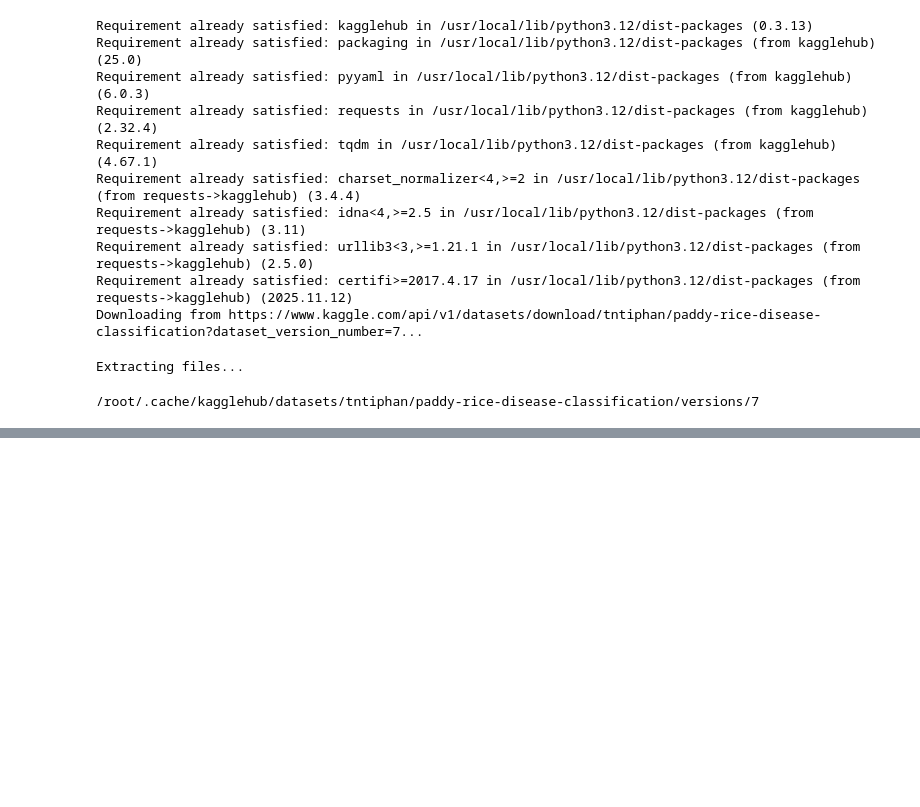
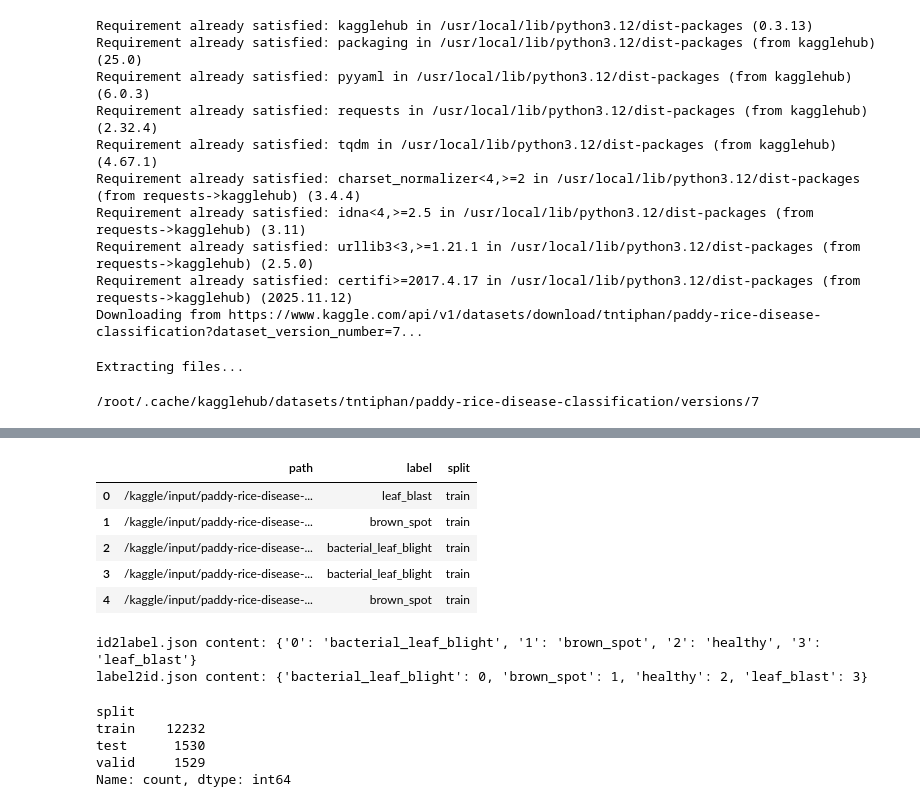
Before and after one commit to aneeq-shaffy/DL-labsheets, a Jupyter notebook: paddy_rice_disease_detector.ipynb, the cells around one changed output, grey strips where cells are left out. Drawn from its saved outputs; the diff is of its cells as text; code cells hidden in the pictures; blank space fills up the shorter version.

```diff
--- a/paddy_rice_disease_detector.ipynb
+++ b/paddy_rice_disease_detector.ipynb
@@ -194,0 +25,41 @@ model.save("rice_disease_cnn.keras")
+# %%
+import pandas as pd
+import os
+
+metadata_path = os.path.join(dataset_path, 'metadata.csv')
+metadata_df = pd.read_csv(metadata_path)
+display(metadata_df.head())
+# %% [output]
+|  | path | label | split |
+| 0 | /kaggle/input/paddy-rice-disease-... | leaf_blast | train |
+| 1 | /kaggle/input/paddy-rice-disease-... | brown_spot | train |
+| 2 | /kaggle/input/paddy-rice-disease-... | bacterial_leaf_blight | train |
+| 3 | /kaggle/input/paddy-rice-disease-... | bacterial_leaf_blight | train |
+| 4 | /kaggle/input/paddy-rice-disease-... | brown_spot | train |
+# %%
+import json
+import os
+
+id2label_path = os.path.join(dataset_path, 'id2label.json')
+with open(id2label_path, 'r') as f:
+    id2label = json.load(f)
+
+print("id2label.json content:", id2label)
+
+# Also read label2id.json for completeness, as they usually come in pairs
+label2id_path = os.path.join(dataset_path, 'label2id.json')
+with open(label2id_path, 'r') as f:
+    label2id = json.load(f)
+
+print("label2id.json content:", label2id)
+# %% [output]
+id2label.json content: {'0': 'bacterial_leaf_blight', '1': 'brown_spot', '2': 'healthy', '3': 'leaf_blast'}
+label2id.json content: {'bacterial_leaf_blight': 0, 'brown_spot': 1, 'healthy': 2, 'leaf_blast': 3}
+# %%
+print(metadata_df['split'].value_counts())
+# %% [output]
+split
+train    12232
+test      1530
+valid     1529
+Name: count, dtype: int64
```
Also changed, not shown: parts of 63 cells of this notebook.
